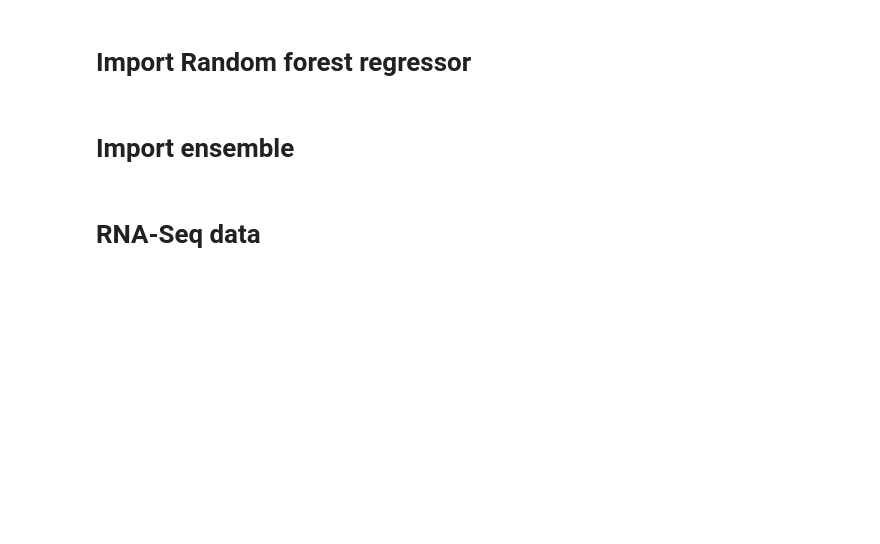
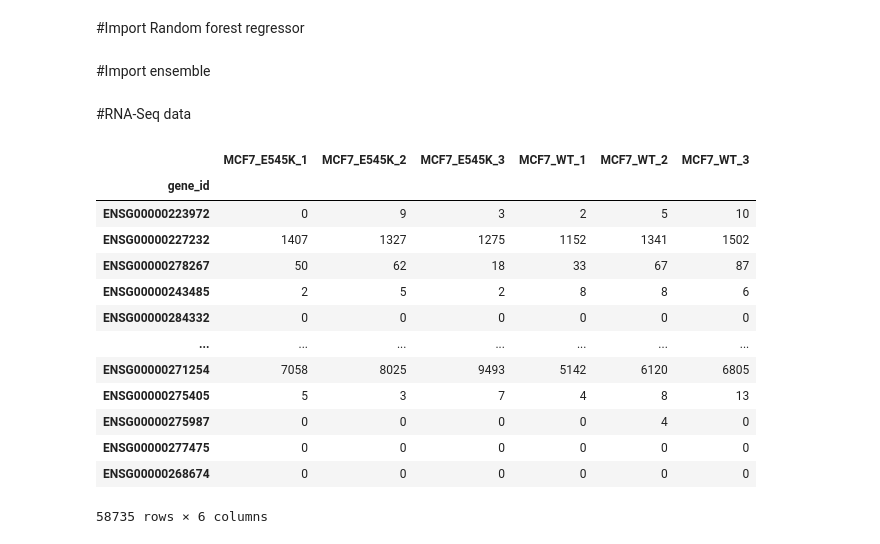
Before and after one commit to ttkaralis/metabofon, a Jupyter notebook: python_scripts/Cell_line_models/CCLE_model_validation/Comparing_predictions_with_LCMS.ipynb, the cells around one changed output. Cells and saved outputs as stored; diff of their text form; code cells hidden in the pictures; blank space fills up the shorter version.

```diff
--- a/python_scripts/Cell_line_models/CCLE_model_validation/Comparing_predictions_with_LCMS.ipynb
+++ b/python_scripts/Cell_line_models/CCLE_model_validation/Comparing_predictions_with_LCMS.ipynb
@@ -24,3 +40,3 @@ print(y_train_features_loaded)
 # %% [markdown]
-# Import Random forest regressor
+#Import Random forest regressor
 # %%
@@ -28,3 +44,3 @@ model_2 = joblib.load('Random Forest Regressor.pkl')
 # %% [markdown]
-# Import ensemble
+#Import ensemble
 # %%
@@ -32,19 +48,34 @@ final_estimator = joblib.load('Ensemble.pkl')
 # %% [markdown]
-# RNA-Seq data
+#RNA-Seq data
 # %%
-counts_mcf7 = pd.read_csv('RawCounts.csv')
+counts_mcf7 = pd.read_csv('drive/My Drive/Colab Notebooks/GP_lab_data/MCF7_isogenics_RNA_seq/RawCounts.csv')
 counts_mcf7 = counts_mcf7.rename(columns = {'Gene_ID' : 'gene_id'})
 
 counts_mcf7 = counts_mcf7[['gene_id', 'eV_DM1', 'eV_DM2', 'eV_DM3',
                            'PI3K_WT_DM1', 'PI3K_WT_DM2', 'PI3K_WT_DM3']]
 
 counts_mcf7 = counts_mcf7.rename(columns = {'eV_DM1' : 'MCF7_E545K_1',
                                             'eV_DM2' : 'MCF7_E545K_2',
                                             'eV_DM3' : 'MCF7_E545K_3',
                                             'PI3K_WT_DM1' : 'MCF7_WT_1',
                                             'PI3K_WT_DM2' : 'MCF7_WT_2',
                                             'PI3K_WT_DM3' : 'MCF7_WT_3'})
 
 counts_mcf7 = counts_mcf7.set_index('gene_id')
 counts_mcf7
+# %% [output]
+|  | MCF7_E545K_1 | MCF7_E545K_2 | MCF7_E545K_3 | MCF7_WT_1 | MCF7_WT_2 | MCF7_WT_3 |
+| gene_id |  |  |  |  |  |  |
+| ENSG00000223972 | 0 | 9 | 3 | 2 | 5 | 10 |
+| ENSG00000227232 | 1407 | 1327 | 1275 | 1152 | 1341 | 1502 |
+| ENSG00000278267 | 50 | 62 | 18 | 33 | 67 | 87 |
+| ENSG00000243485 | 2 | 5 | 2 | 8 | 8 | 6 |
+| ENSG00000284332 | 0 | 0 | 0 | 0 | 0 | 0 |
+| ... | ... | ... | ... | ... | ... | ... |
+| ENSG00000271254 | 7058 | 8025 | 9493 | 5142 | 6120 | 6805 |
+| ENSG00000275405 | 5 | 3 | 7 | 4 | 8 | 13 |
+| ENSG00000275987 | 0 | 0 | 0 | 0 | 4 | 0 |
+| ENSG00000277475 | 0 | 0 | 0 | 0 | 0 | 0 |
+| ENSG00000268674 | 0 | 0 | 0 | 0 | 0 | 0 |
+58735 rows × 6 columns
 # %%
```
Also changed, not shown: parts of 55 cells of this notebook.
